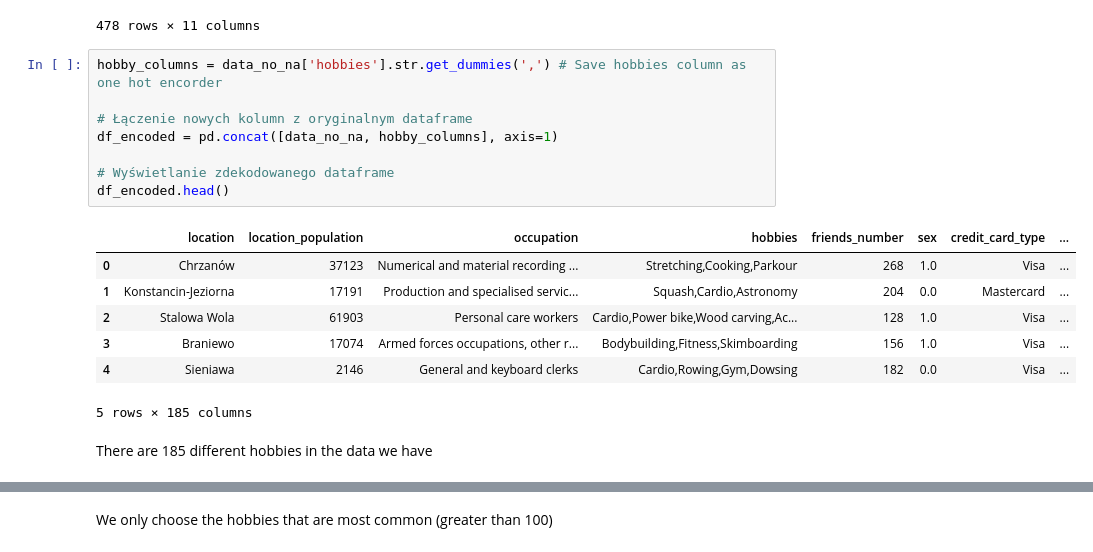
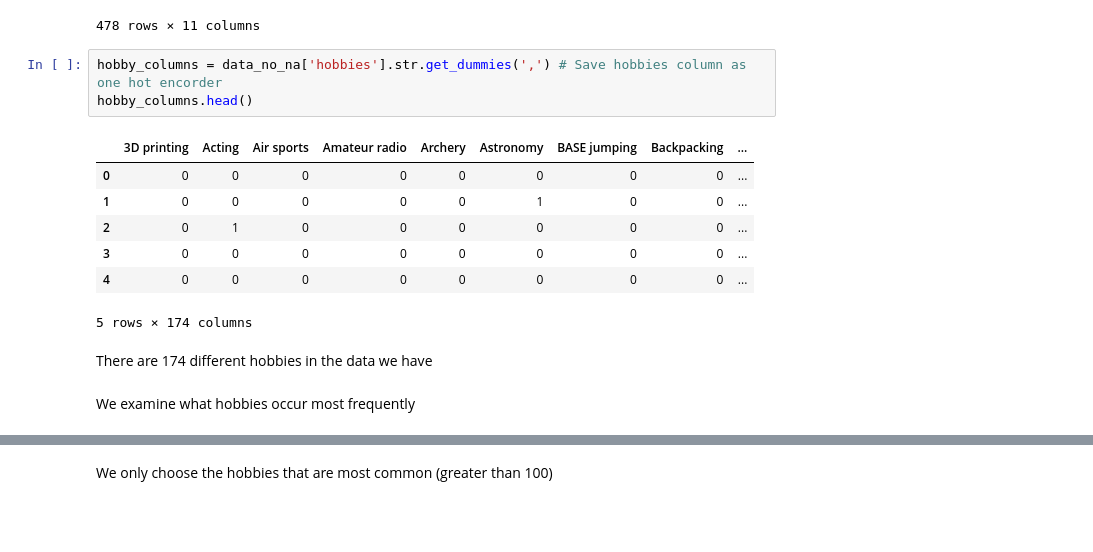
Before and after one commit to Bartoszcz28/Gym_Subscription, a Jupyter notebook: Data_Imput_hobby.ipynb, the cells around one changed output, grey strips where cells are left out. Cells and saved outputs as stored; diff of their text form; blank space fills up the shorter version.

```diff
--- a/Data_Imput_hobby.ipynb
+++ b/Data_Imput_hobby.ipynb
@@ -82,21 +85,18 @@ data_is_na
 478 rows × 11 columns
 # %%
 hobby_columns = data_no_na['hobbies'].str.get_dummies(',') # Save hobbies column as one hot encorder
-
-# Łączenie nowych kolumn z oryginalnym dataframe
-df_encoded = pd.concat([data_no_na, hobby_columns], axis=1)
-
-# Wyświetlanie zdekodowanego dataframe
-df_encoded.head()
+hobby_columns.head()
 # %% [output]
-|  | location | location_population | occupation | hobbies | friends_number | sex | credit_card_type | ... |
-| 0 | Chrzanów | 37123 | Numerical and material recording ... | Stretching,Cooking,Parkour | 268 | 1.0 | Visa | ... |
-| 1 | Konstancin-Jeziorna | 17191 | Production and specialised servic... | Squash,Cardio,Astronomy | 204 | 0.0 | Mastercard | ... |
-| 2 | Stalowa Wola | 61903 | Personal care workers | Cardio,Power bike,Wood carving,Ac... | 128 | 1.0 | Visa | ... |
-| 3 | Braniewo | 17074 | Armed forces occupations, other r... | Bodybuilding,Fitness,Skimboarding | 156 | 1.0 | Visa | ... |
-| 4 | Sieniawa | 2146 | General and keyboard clerks | Cardio,Rowing,Gym,Dowsing | 182 | 0.0 | Visa | ... |
+|  | 3D printing | Acting | Air sports | Amateur radio | Archery | Astronomy | BASE jumping | Backpacking | ... |
+| 0 | 0 | 0 | 0 | 0 | 0 | 0 | 0 | 0 | ... |
+| 1 | 0 | 0 | 0 | 0 | 0 | 1 | 0 | 0 | ... |
+| 2 | 0 | 1 | 0 | 0 | 0 | 0 | 0 | 0 | ... |
+| 3 | 0 | 0 | 0 | 0 | 0 | 0 | 0 | 0 | ... |
+| 4 | 0 | 0 | 0 | 0 | 0 | 0 | 0 | 0 | ... |
-5 rows × 185 columns
+5 rows × 174 columns
 # %% [markdown]
-There are 185 different hobbies in the data we have
+There are 174 different hobbies in the data we have
+# %% [markdown]
+We examine what hobbies occur most frequently
 # %%
 hobb = hobby_columns.sum().sort_values(ascending=False)
```
Also changed, not shown: parts of 22 cells of this notebook, 1 other file.
